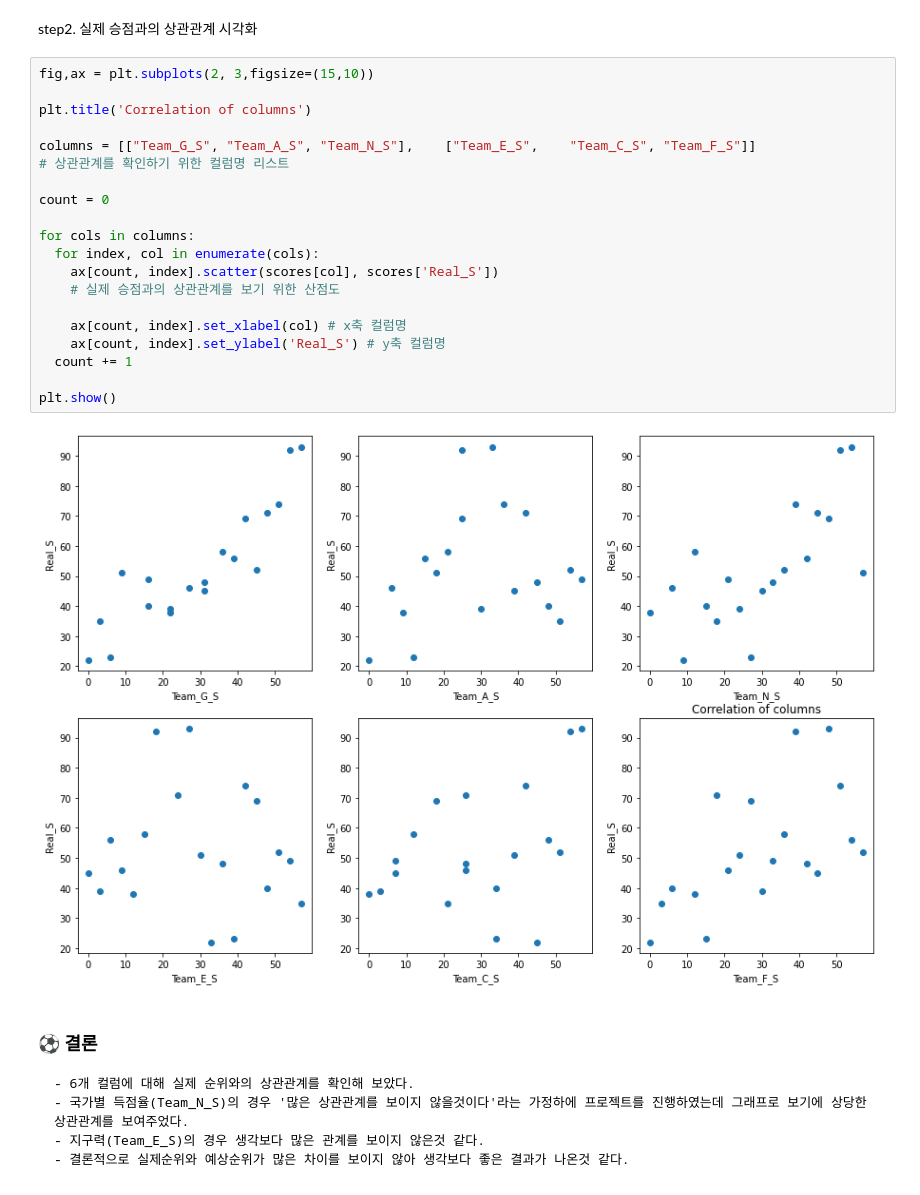
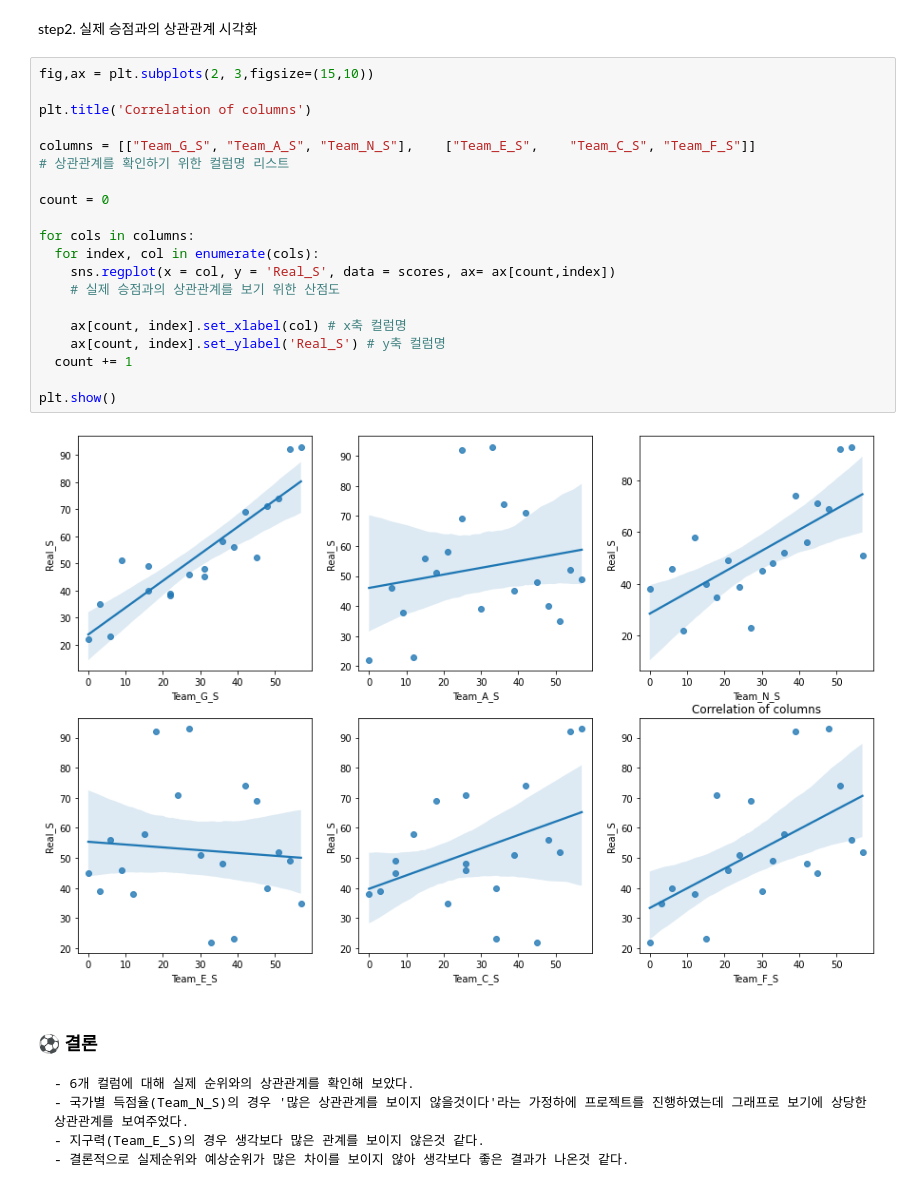
Before and after one commit to juniffel/AIFFELTHON, a Jupyter notebook: 데이터톤_제출/프로젝트.ipynb, the cells around one changed output. Saved outputs shown, nothing was run; the diff lists cells and outputs as text.

```diff
--- a/데이터톤_제출/프로젝트.ipynb
+++ b/데이터톤_제출/프로젝트.ipynb
@@ -849,25 +849,25 @@ step2. 실제 승점과의 상관관계 시각화
 # %%
 fig,ax = plt.subplots(2, 3,figsize=(15,10))
 
 plt.title('Correlation of columns')
 
 columns = [["Team_G_S",	"Team_A_S",	"Team_N_S"],	["Team_E_S",	"Team_C_S",	"Team_F_S"]]
 # 상관관계를 확인하기 위한 컬럼명 리스트
 
 count = 0
 
 for cols in columns:
   for index, col in enumerate(cols):
-    ax[count, index].scatter(scores[col], scores['Real_S'])
+    sns.regplot(x = col, y = 'Real_S', data = scores, ax= ax[count,index])
     # 실제 승점과의 상관관계를 보기 위한 산점도
 
     ax[count, index].set_xlabel(col) # x축 컬럼명
     ax[count, index].set_ylabel('Real_S') # y축 컬럼명
   count += 1
 
 plt.show()
 # %% [output]
-[figure, old version]
+[figure, new version]
 # %% [markdown]
 ### ⚽ 결론
 
```
Also changed, not shown: parts of 15 cells of this notebook.
